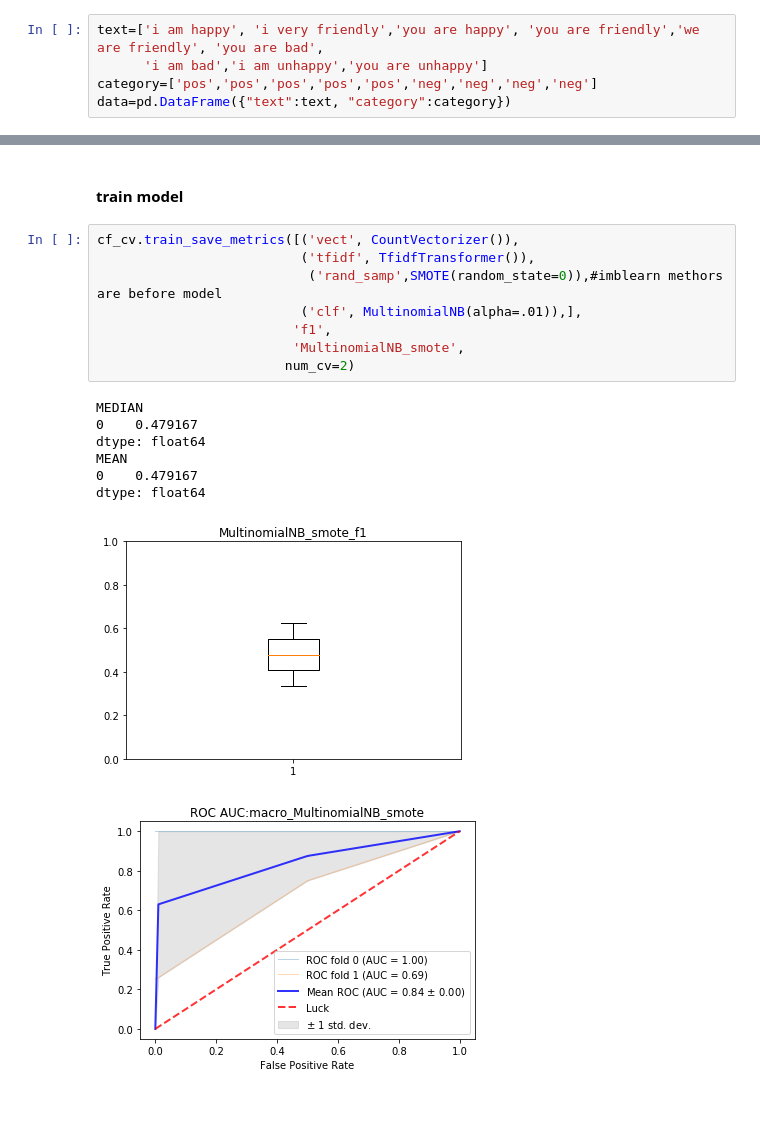
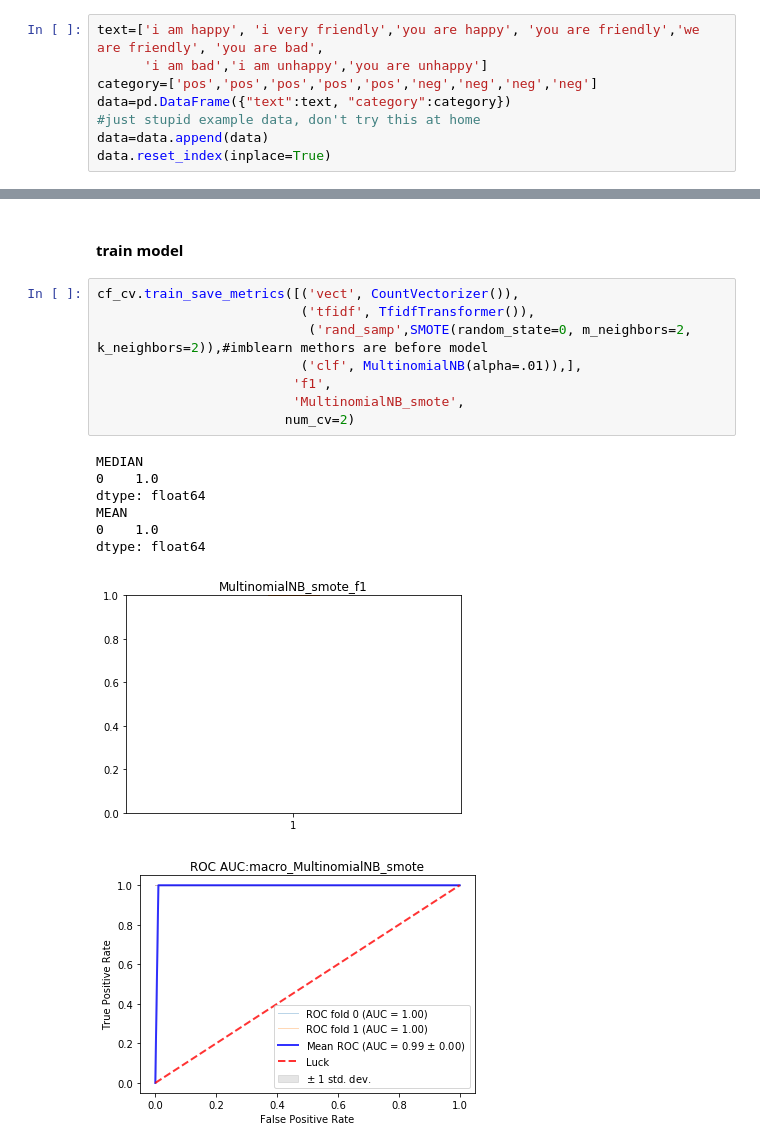
Before and after one commit to RRisto/simple_classifiy, a Jupyter notebook: examples/4.0_imbalanced_classification.ipynb, the cells around one changed output, grey strips where cells are left out. Cells and saved outputs as stored; diff of their text form; blank space fills up the shorter version.

```diff
--- a/examples/4.0_imbalanced_classification.ipynb
+++ b/examples/4.0_imbalanced_classification.ipynb
@@ -19,6 +19,9 @@ text=['i am happy', 'i very friendly','you are happy', 'you are friendly','we ar
       'i am bad','i am unhappy','you are unhappy']
 category=['pos','pos','pos','pos','pos','neg','neg','neg','neg']
 data=pd.DataFrame({"text":text, "category":category})
+#just stupid example data, don't try this at home
+data=data.append(data)
+data.reset_index(inplace=True)
 # %% [markdown]
 #### initialize model object
 # %%
@@ -60,17 +63,17 @@ Parameters: {'crf__alpha': 0.09}
 # %%
 cf_cv.train_save_metrics([('vect', CountVectorizer()),
                           ('tfidf', TfidfTransformer()),
-                           ('rand_samp',SMOTE(random_state=0)),#imblearn methors are before model
+                           ('rand_samp',SMOTE(random_state=0, m_neighbors=2, k_neighbors=2)),#imblearn methors are before model
                           ('clf', MultinomialNB(alpha=.01)),],
                          'f1',
                          'MultinomialNB_smote',
                         num_cv=2)
 # %% [output]
 MEDIAN
-0    0.479167
+0    1.0
 dtype: float64
 MEAN
-0    0.479167
+0    1.0
 dtype: float64
-[figure, old version]
+[figure, new version]
-[figure, old version]
+[figure, new version]
```
Also changed, not shown: parts of 2 cells of this notebook, 2 other files.
